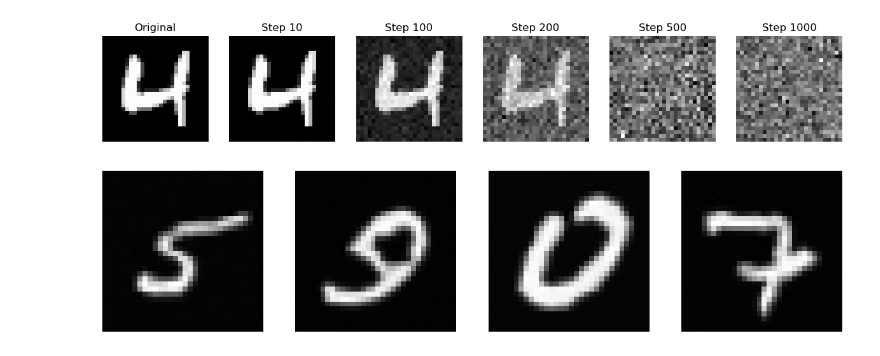
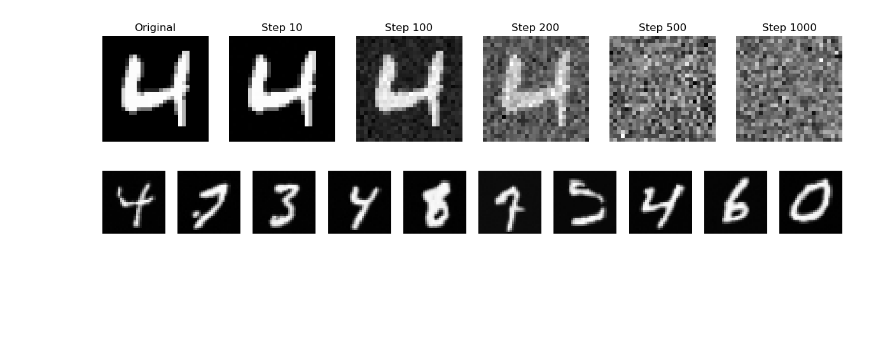
Before and after one commit to gregorysedykh/diffusion-models-in-depth, a Jupyter notebook: DMID.ipynb, the cells around one changed output. Drawn from its saved outputs; the diff is of its cells as text; code cells hidden in the pictures; blank space fills up the shorter version.

```diff
--- a/DMID.ipynb
+++ b/DMID.ipynb
@@ -84,29 +82,29 @@ show_forward_process(img, [10, 100, 200, 500, 1000])
 # %%
 # Load the model
 state_dict = torch.load("unet_model_state.pth", map_location=device)
 unet.load_state_dict(state_dict)
 
 denoised = ddpm.sample()
 
 def tensor_to_images(tensor):
     batch_size = tensor.shape[0]
     images = []
     for i in range(batch_size):
         image = tensor[i].permute(1, 2, 0).cpu().detach().numpy()
         image = image / 2 + 0.5
         images.append(image)
 
     return images
 
 # Show batch of denoised images
 denoised_images = tensor_to_images(denoised)
-fig, ax = plt.subplots(1, 4, figsize=(15, 5))
-for i in range(4):
+fig, ax = plt.subplots(1, 10, figsize=(15, 5))
+for i in range(10):
     ax[i].imshow(denoised_images[i], cmap="gray")
     ax[i].axis("off")
 
 
 plt.axis("off")
 plt.show()
 # %% [output]
-[figure, old version]
+[figure, new version]
```
Also changed, not shown: parts of 1 cell of this notebook, 8 other files.
